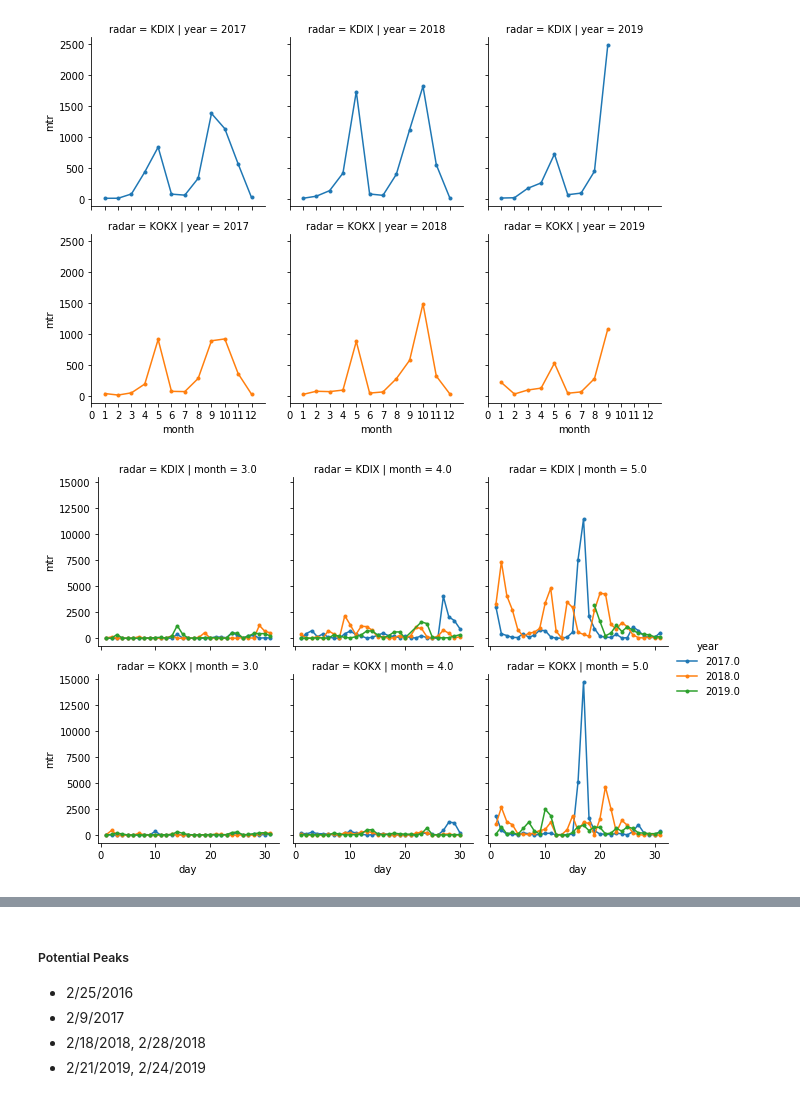
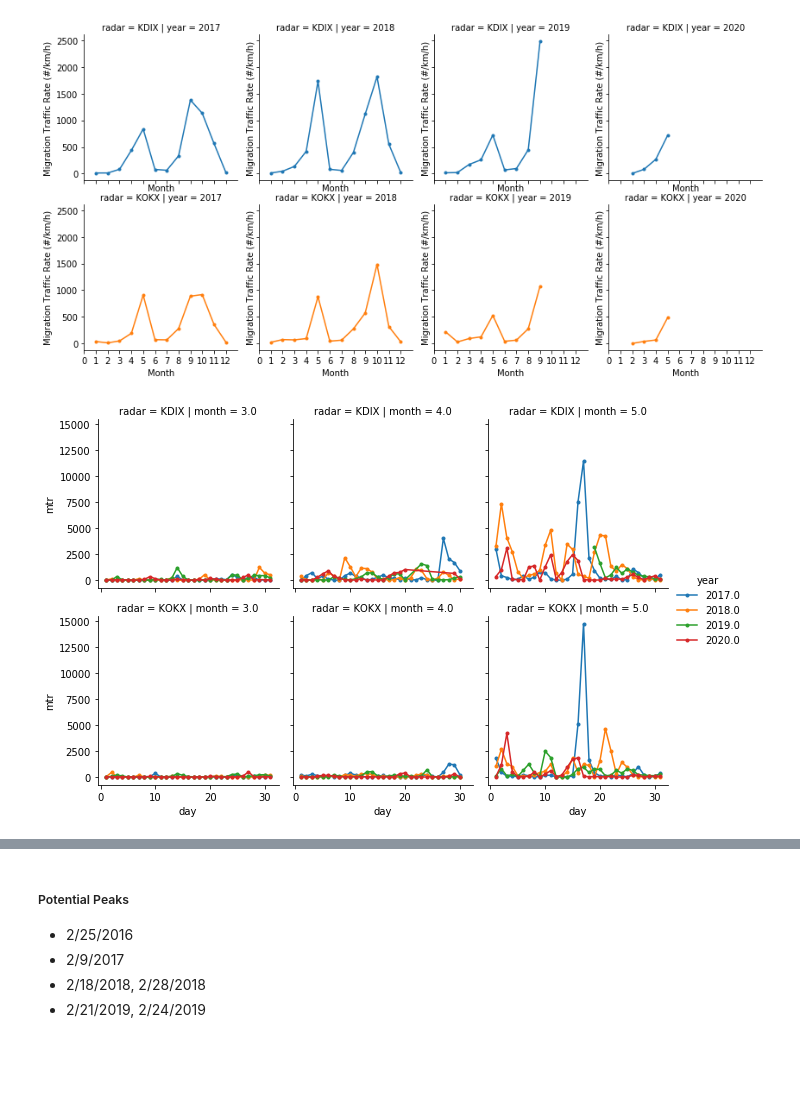
Before and after one commit to meiguan/urban_birds, a Jupyter notebook: explore/exploring_KOKX_KDIX_timeseries.ipynb, the cells around one changed output, grey strips where cells are left out. Drawn from its saved outputs; the diff is of its cells as text; code cells hidden in the pictures; blank space fills up the shorter version.

```diff
--- a/explore/exploring_KOKX_KDIX_timeseries.ipynb
+++ b/explore/exploring_KOKX_KDIX_timeseries.ipynb
@@ -16,7 +20,7 @@ from envir import config
 # %%
 # read in files
 files = ['KOKX2016night.csv', 'KOKX2017night.csv',
-         'KOKX2018night.csv', 'KOKX2019night.csv']
+         'KOKX2018night.csv', 'KOKX2019night.csv', 'KOKX_spring_2020.csv']
 kokx = pd.DataFrame()
 for f in files:
     temp = pd.read_csv(config.dataFol+'clean_nexrad/'+f)
@@ -67,7 +72,7 @@ dtype: float64
 # %%
 # read in files
 files = ['KDIX2016night.csv', 'KDIX2017night.csv',
-         'KDIX2018night.csv', 'KDIX2019night.csv']
+         'KDIX2018night.csv', 'KDIX2019night.csv', 'KDIX_spring_2020.csv']
 kdix = pd.DataFrame()
 for f in files:
     temp = pd.read_csv(config.dataFol+'clean_nexrad/'+f)
@@ -167,17 +176,19 @@ by_month.pivot_table(index='month', columns=['year', 'radar'],values=['mtr'])
 # %%
 # annual patterns of mtr
 g = sns.FacetGrid(by_month[by_month.year > 2016], col="year", row="radar", hue = "radar")
 g = (g.map(plt.plot, "month", "mtr", marker=".")
      .set(xlim=(0, 13), xticks=[0, 1, 2, 3, 4, 5, 6, 7, 8, 9, 10, 11, 12]))
+g.set(xlabel='Month', ylabel='Migration Traffic Rate (#/km/h)')
+g.savefig('../figures/nexrad_mtr_by_month_20172020.png')
 # %% [output]
-[figure, old version]
+[figure, new version]
 # %%
 # annual patterns of mtr in March - June
 g = sns.FacetGrid(by_day[(by_day['month']>=3) & (by_day['month']<6) & (by_day['year']>2016)],
                   hue="year", row="radar", col="month")
 g = (g.map(plt.plot, "day", "mtr", marker=".").add_legend())
 # %% [output]
-[figure, old version]
+[figure, new version]
 # %%
 # annual patterns of mtr in March
 g = sns.FacetGrid(by_day[by_day['month']==2], col="year", row = "radar")
```
Also changed, not shown: parts of 18 cells of this notebook, 8 other files.
